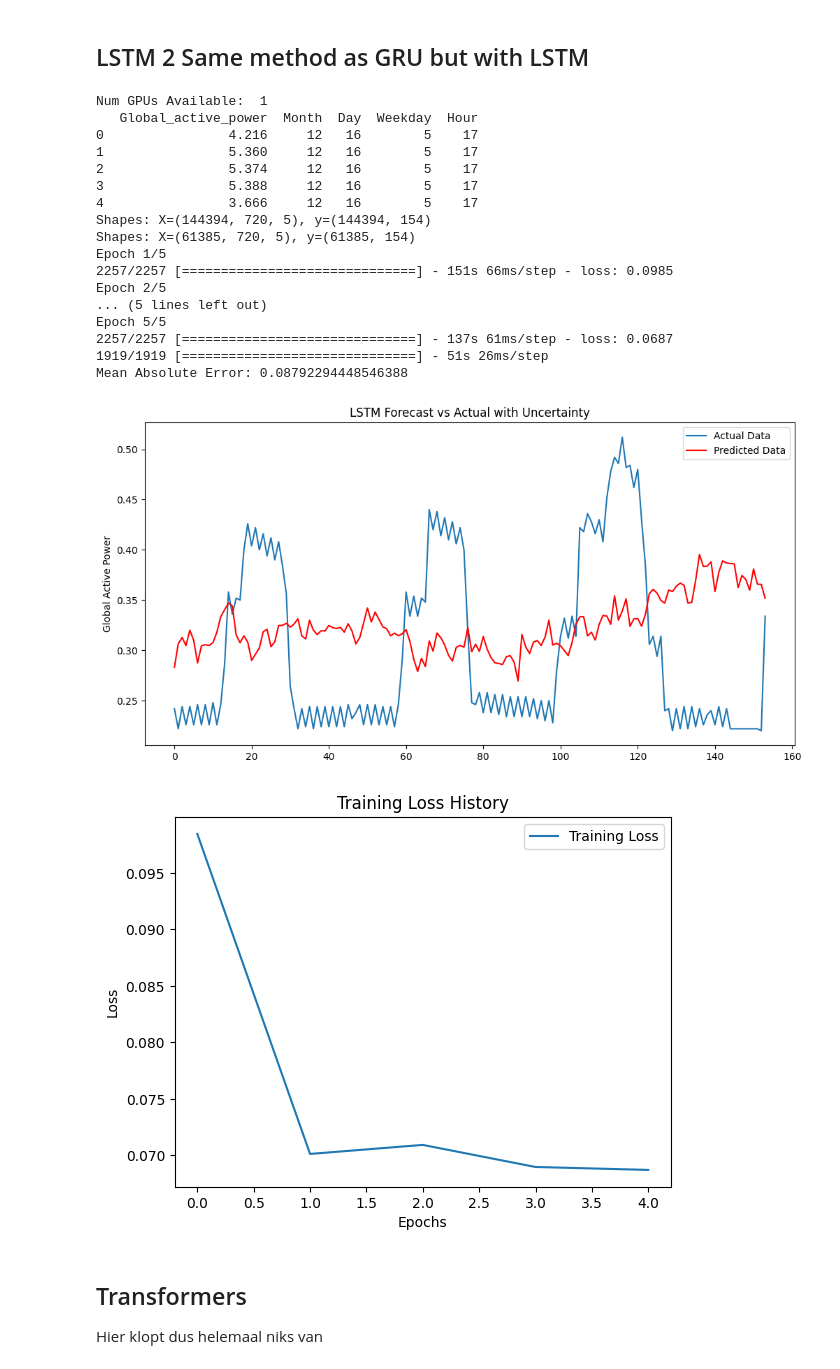
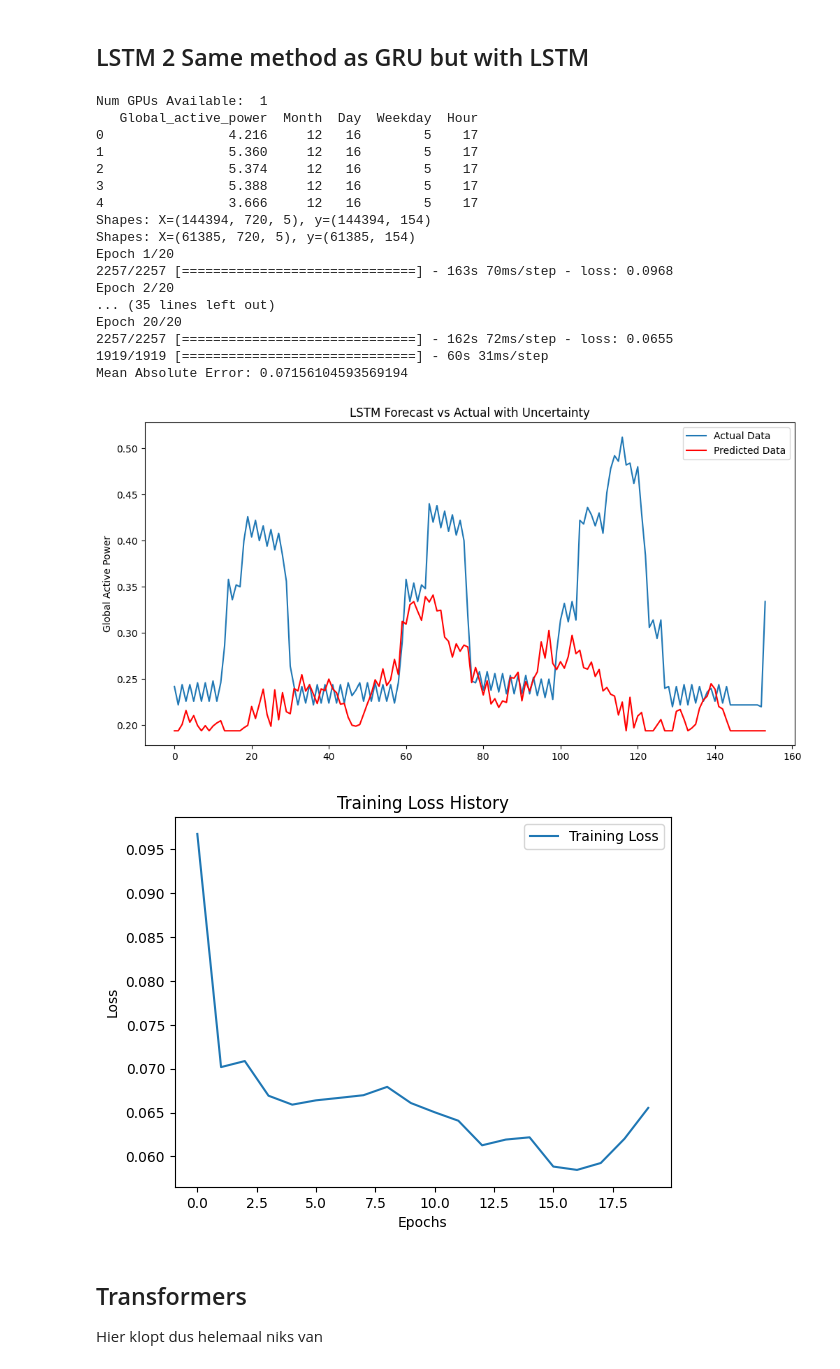
Before and after one commit to Ozziehman/Energiescan, a Jupyter notebook: household_power_consumption_models.ipynb, the cells around one changed output. Saved outputs shown, nothing was run; the diff lists cells and outputs as text; code cells hidden in the pictures.

Commit message:
LSTM on 20 epoch + pylib

```diff
--- a/household_power_consumption_models.ipynb
+++ b/household_power_consumption_models.ipynb
@@ -589,7 +589,7 @@ optimizer = Adam(learning_rate=0.001)
 model.compile(optimizer=optimizer, loss='mae')
 
 # Model training
-history = model.fit(X_train, y_train, epochs=5, batch_size=64)
+history = model.fit(X_train, y_train, epochs=20, batch_size=64)
 
 # Prediction
 y_pred = model.predict(X_test)
@@ -606,43 +606,43 @@ y_pred_inv = scaler.inverse_transform(np.concatenate((y_pred_reshaped, dummy_fea
 
 mae = np.mean(np.abs(y_test_inv[:n_ahead_prediction] - y_pred_inv[:n_ahead_prediction]))
 print(f'Mean Absolute Error: {mae}')
 
 # Plotting
 plt.figure(figsize=(12, 6))
 plt.plot(y_test_inv[:n_ahead_prediction], label='Actual Data')
 plt.plot(y_pred_inv[:n_ahead_prediction], label='Predicted Data', color='red')
 
 plt.title('LSTM Forecast vs Actual with Uncertainty')
 plt.ylabel('Global Active Power')
 plt.legend()
 plt.show()
 
 plt.plot(history.history['loss'], label='Training Loss')
 plt.title('Training Loss History')
 plt.xlabel('Epochs')
 plt.ylabel('Loss')
 plt.legend()
 plt.show()
 # %% [output]
 Num GPUs Available:  1
    Global_active_power  Month  Day  Weekday  Hour
 0                4.216     12   16        5    17
 1                5.360     12   16        5    17
 2                5.374     12   16        5    17
 3                5.388     12   16        5    17
 4                3.666     12   16        5    17
 Shapes: X=(144394, 720, 5), y=(144394, 154)
 Shapes: X=(61385, 720, 5), y=(61385, 154)
-Epoch 1/5
-2257/2257 [==============================] - 151s 66ms/step - loss: 0.0985
-Epoch 2/5
-... (5 lines left out)
-Epoch 5/5
-2257/2257 [==============================] - 137s 61ms/step - loss: 0.0687
-1919/1919 [==============================] - 51s 26ms/step
-Mean Absolute Error: 0.08792294448546388
+Epoch 1/20
+2257/2257 [==============================] - 163s 70ms/step - loss: 0.0968
+Epoch 2/20
+... (35 lines left out)
+Epoch 20/20
+2257/2257 [==============================] - 162s 72ms/step - loss: 0.0655
+1919/1919 [==============================] - 60s 31ms/step
+Mean Absolute Error: 0.07156104593569194
-[figure, old version]
+[figure, new version]
-[figure, old version]
+[figure, new version]
 # %% [markdown]
 ## Transformers
 
```
Also changed, not shown: 3 other files.
